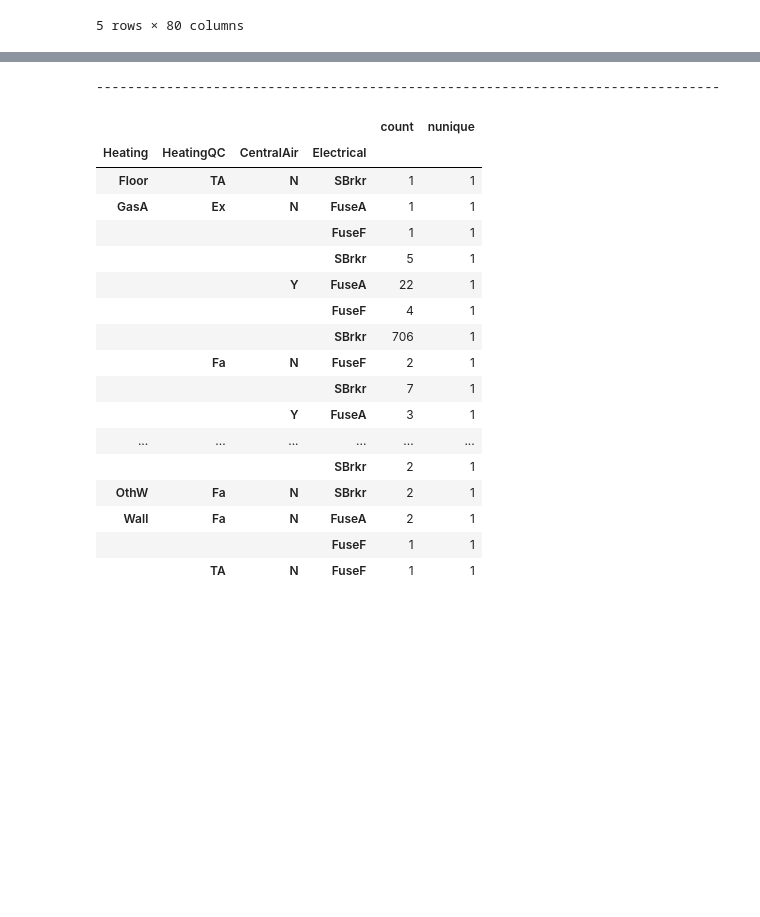
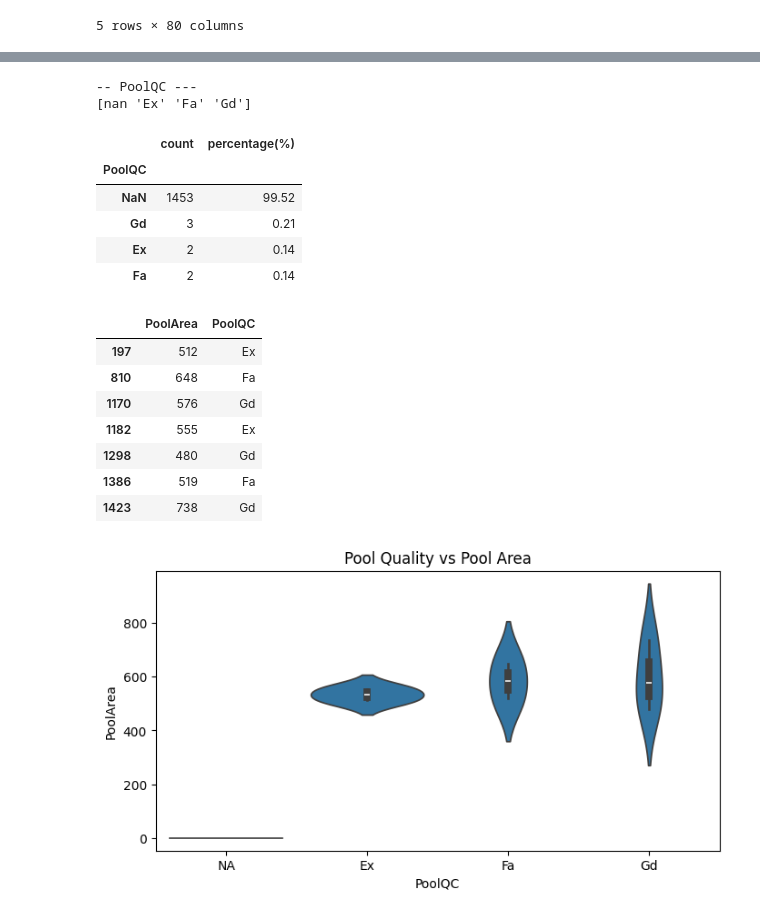
Before and after one commit to Albe036/ML-house-prices, a Jupyter notebook: notebooks/eda_001.ipynb, the cells around one changed output, grey strips where cells are left out. Saved outputs shown, nothing was run; the diff lists cells and outputs as text; code cells hidden in the pictures; blank space fills up the shorter version.

Commit message:
imputacion de datos faltantes

```diff
--- a/notebooks/eda_001.ipynb
+++ b/notebooks/eda_001.ipynb
@@ -54,26 +55,38 @@ missing_data
 # %%
-#Electrical: Sistema eléctrico.
-print('----'*20)
-features_electical = ['Heating', 'HeatingQC', 'CentralAir', 'Electrical']
-res_electrical = df_train.groupby(features_electical)['Electrical'].agg(['count', 'nunique'])
-res_electrical
+#PoolQC: Calidad de la piscina.
+print(f"-- PoolQC ---")
+#Visualización de los datos faltantes, cantidad y porcentaje
+print(df_train['PoolQC'].unique())
+missing_poolqc = pd.DataFrame(df_train['PoolQC'].value_counts(dropna=False))
+missing_poolqc['percentage(%)'] = np.round(missing_poolqc['count'] / df_train.shape[0] * 100, 2)
+display(missing_poolqc)
+#Visualización de los datos faltantes, area de piscina frente a calidad de piscina
+res = df_train[df_train['PoolArea'] > 0]
+display(res[['PoolArea', 'PoolQC']])
+#Imputación de los datos faltantes
+df_train.loc[:, 'PoolQC'] = df_train['PoolQC'].fillna('NA')
+#Visualización de la relación entre PoolQC y PoolArea graficamente
+plt.figure(figsize=(8,4))
+sns.violinplot(x='PoolQC', y='PoolArea', data=df_train)
+plt.title('Pool Quality vs Pool Area')
+plt.show()
+#PoolQC: Calidad de la piscina. depende de PoolArea. Si PoolArea es 0, PoolQC es NA.
+#MNAR Las features estan relacionadas. Se puede imputar. No son aleatorias.
 # %% [output]
---------------------------------------------------------------------------------
+-- PoolQC ---
+[nan 'Ex' 'Fa' 'Gd']
-|  |  |  |  | count | nunique |
-| Heating | HeatingQC | CentralAir | Electrical |  |  |
-| Floor | TA | N | SBrkr | 1 | 1 |
-| GasA | Ex | N | FuseA | 1 | 1 |
-|  |  |  | FuseF | 1 | 1 |
-|  |  |  | SBrkr | 5 | 1 |
-|  |  | Y | FuseA | 22 | 1 |
-|  |  |  | FuseF | 4 | 1 |
-|  |  |  | SBrkr | 706 | 1 |
-|  | Fa | N | FuseF | 2 | 1 |
-|  |  |  | SBrkr | 7 | 1 |
-|  |  | Y | FuseA | 3 | 1 |
-| ... | ... | ... | ... | ... | ... |
-|  |  |  | SBrkr | 2 | 1 |
-| OthW | Fa | N | SBrkr | 2 | 1 |
-| Wall | Fa | N | FuseA | 2 | 1 |
-|  |  |  | FuseF | 1 | 1 |
-|  | TA | N | FuseF | 1 | 1 |
+|  | count | percentage(%) |
+| PoolQC |  |  |
+| NaN | 1453 | 99.52 |
+| Gd | 3 | 0.21 |
+| Ex | 2 | 0.14 |
+| Fa | 2 | 0.14 |
+|  | PoolArea | PoolQC |
+| 197 | 512 | Ex |
+| 810 | 648 | Fa |
+| 1170 | 576 | Gd |
+| 1182 | 555 | Ex |
+| 1298 | 480 | Gd |
+| 1386 | 519 | Fa |
+| 1423 | 738 | Gd |
+[figure, added]
```
Also changed, not shown: parts of 5 cells of this notebook, 1 other file.
